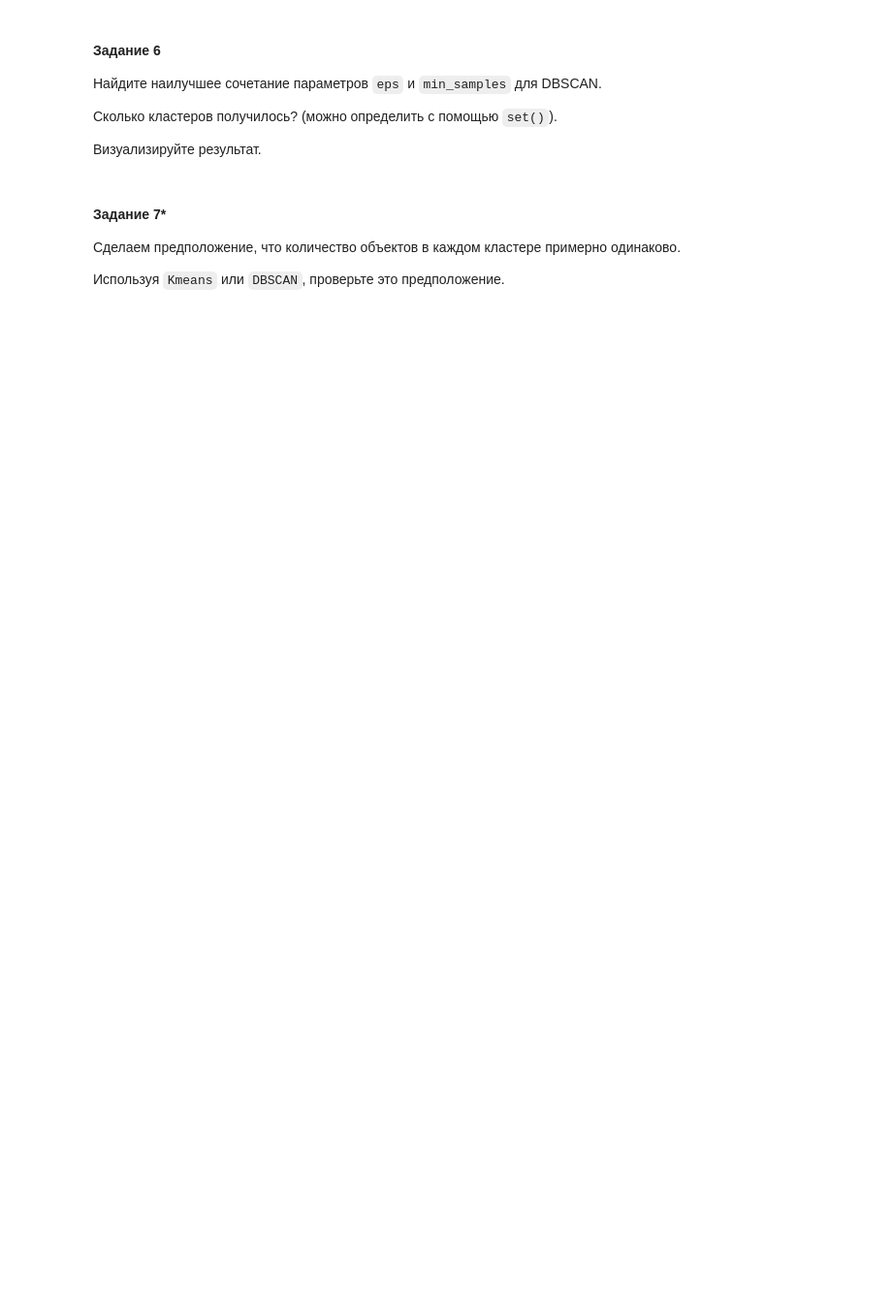
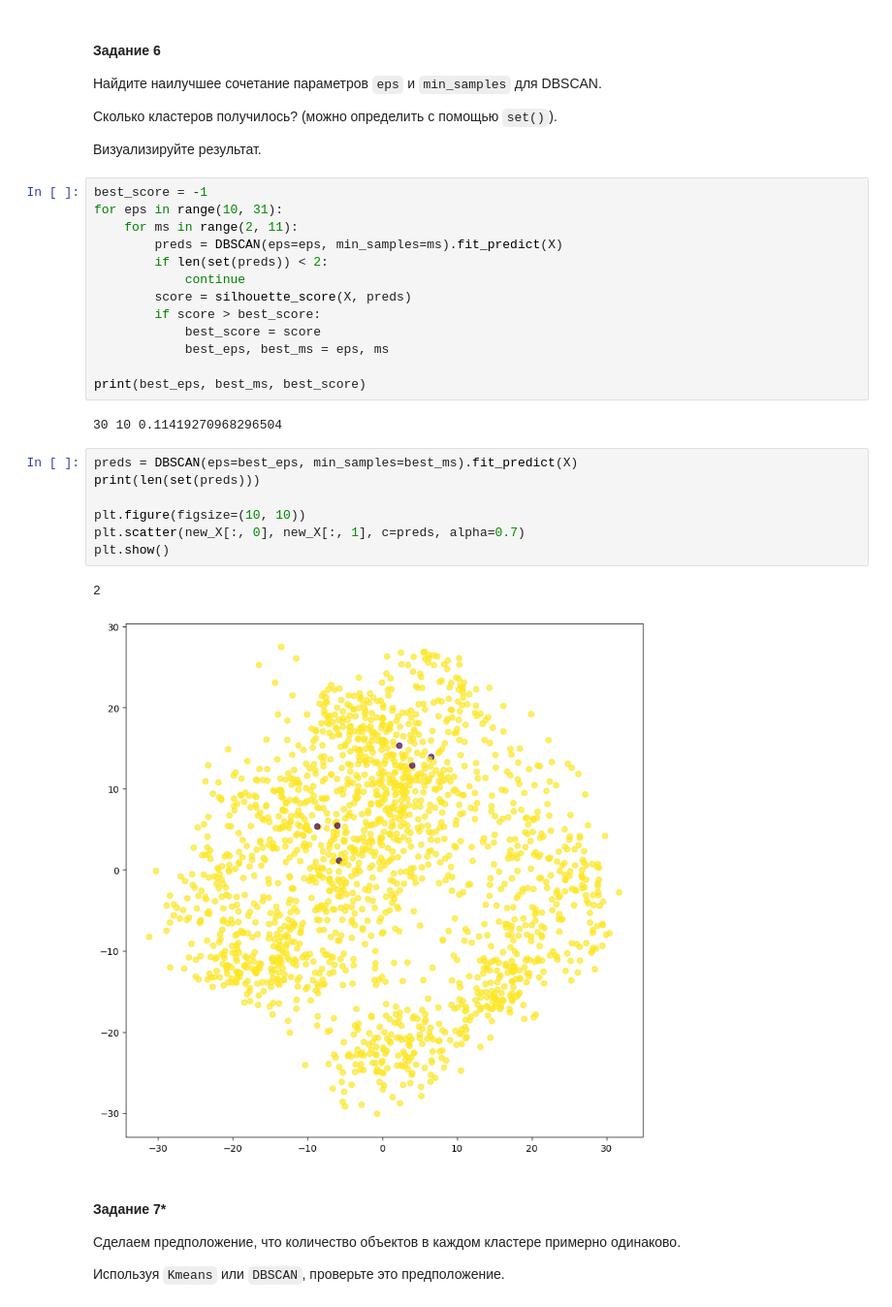
Before and after one commit to potopinc/colab, a Jupyter notebook: ML_13_14.ipynb, the cells around one changed output. Shown at 97% size. Saved outputs shown, nothing was run; the diff lists cells and outputs as text; blank space fills up the shorter version.

```diff
--- a/ML_13_14.ipynb
+++ b/ML_13_14.ipynb
@@ -363,6 +386,31 @@ plt.scatter(new_X[:, 0], new_X[:, 1], c=preds, alpha=0.7)
 Сколько кластеров получилось? (можно определить с помощью `set()`).
 
 Визуализируйте результат.
+# %%
+best_score = -1
+for eps in range(10, 31):
+    for ms in range(2, 11):
+        preds = DBSCAN(eps=eps, min_samples=ms).fit_predict(X)
+        if len(set(preds)) < 2:
+            continue
+        score = silhouette_score(X, preds)
+        if score > best_score:
+            best_score = score
+            best_eps, best_ms = eps, ms
+
+print(best_eps, best_ms, best_score)
+# %% [output]
+30 10 0.11419270968296504
+# %%
+preds = DBSCAN(eps=best_eps, min_samples=best_ms).fit_predict(X)
+print(len(set(preds)))
+
+plt.figure(figsize=(10, 10))
+plt.scatter(new_X[:, 0], new_X[:, 1], c=preds, alpha=0.7)
+plt.show()
+# %% [output]
+2
+[figure, added]
 # %% [markdown]
 #### **Задание 7***
 
```
Also changed, not shown: parts of 9 cells of this notebook.
